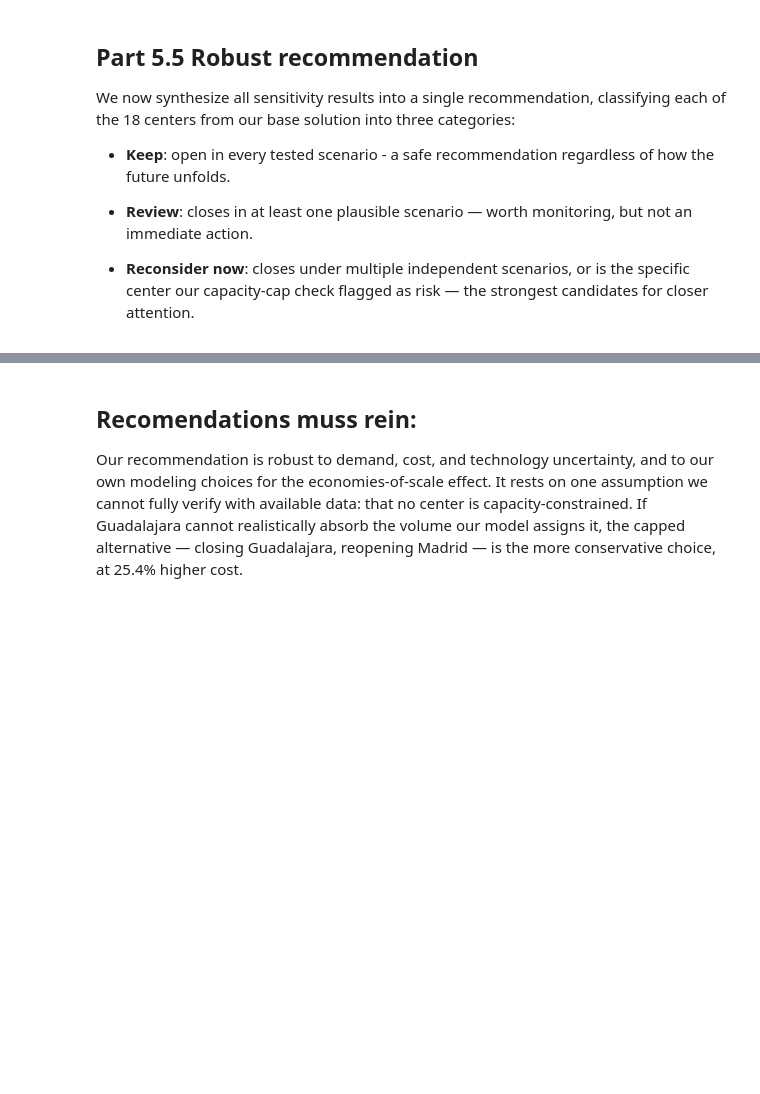
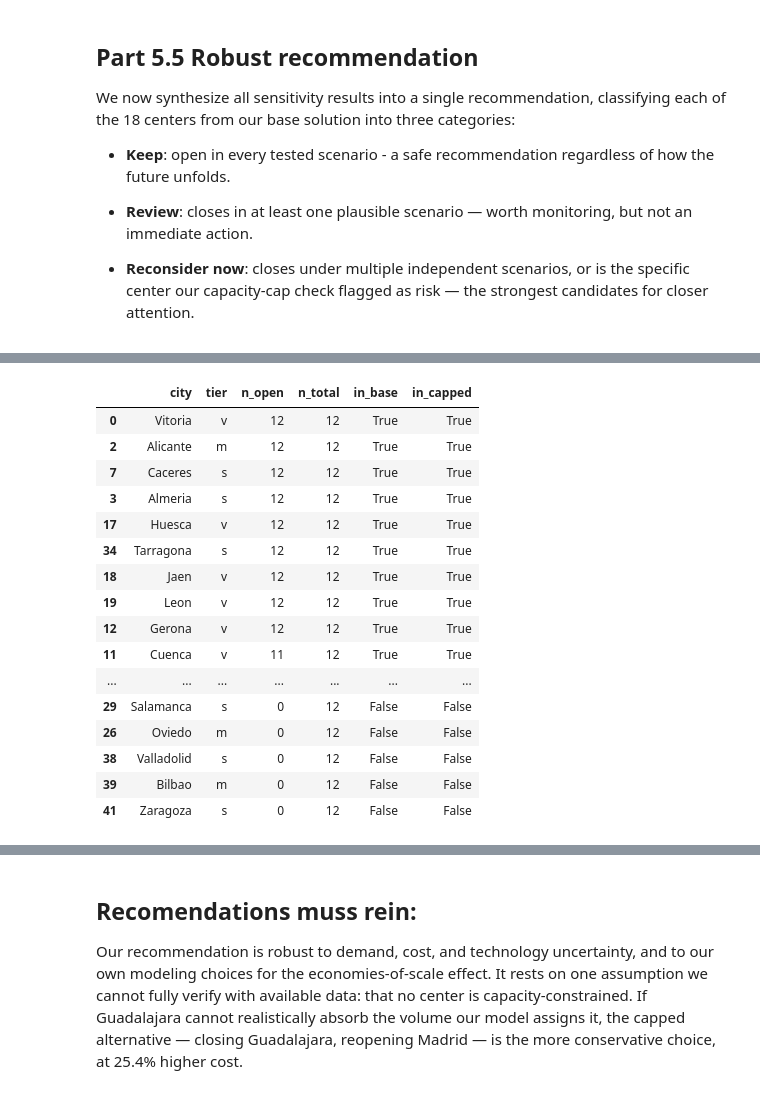
Before and after one commit to TimonLudwig1/case_study_3_d3, a Jupyter notebook: case_study.ipynb, the cells around one changed output, grey strips where cells are left out. Saved outputs shown, nothing was run; the diff lists cells and outputs as text; code cells hidden in the pictures; blank space fills up the shorter version.

```diff
--- a/case_study.ipynb
+++ b/case_study.ipynb
@@ -1277,7 +1277,7 @@ solving the model into a single reusable function. This lets us vary one
 parameter at a time and directly compare outcomes.
 # %%
 def solve_network(alpha=alpha, demand_factor=1.0, shift_cost=shift_cost_base,
-                   shift_min=shift_min, travel_factor=1.0, processing_share=processing_share):
+                   shift_min=shift_min, travel_factor=1.0, processing_share=processing_share, force_open=None, force_closed=None):
     # 1. variable costs per tier unter den neuen Annahmen
     c_var_anchor_local = processing_share * median_transport_per_delivery
     c_var = {t: c_var_anchor_local / (scale_factor[t] ** alpha) for t in scale_factor}
@@ -1310,6 +1310,11 @@ def solve_network(alpha=alpha, demand_factor=1.0, shift_cost=shift_cost_base,
     for j in regions_flat["regionID"]:
         reach = [i for (i, jj) in keys if jj == j]
         prob += pl.lpSum(xs[(i, j)] for i in reach) == 1
+    #force_open/force_closed constraints
+    for i in (force_open or []):
+        prob += ys[i] == 1
+    for i in (force_closed or []):
+        prob += ys[i] == 0
 
     prob.solve(pl.PULP_CBC_CMD(msg=0))
     open_ids = [i for i in all_warehouse_ids if ys[i].value() == 1]
@@ -1662,0 +1697,10 @@ We now synthesize all sensitivity results into a single recommendation, classify
+# %%
+volume_check_capped = (
+    pd.DataFrame(  # falls ihr das assignment aus dem Cap-Solve gespeichert habt
+        [(i, j) for (i, j) in link_keys if x_c[(i, j)].value() == 1],
+        columns=["warehouseID", "regionID"]
+    )
+    .merge(regions_flat[["regionID", "yearlyDemand"]], on="regionID")
+    .groupby("warehouseID")["yearlyDemand"].sum()
+)
+warehouses_flat.set_index("warehouseID").loc[open_centers_capped, ["city", "tier"]].join(volume_check_capped).sort_values("yearlyDemand", ascending=False)
@@ -1662,0 +1726,2 @@ We now synthesize all sensitivity results into a single recommendation, classify
+# %%
+warehouses_flat.set_index("warehouseID").loc[[9, 36, 45, 41], ["city", "tier"]]
@@ -1664,0 +1789,55 @@ We now synthesize all sensitivity results into a single recommendation, classify
+# %%
+# Alle gelösten Szenarien in einem Dict sammeln (nutzt eure bereits gespeicherten Ergebnisse)
+scenarios = {
+    "base":            solve_network(),                                  # falls nicht mehr im Speicher
+    "alpha_0.3":       alpha_results[0.3],
+    "alpha_0.7":       alpha_results[0.7],
+    "alpha_1.0":       alpha_results[1.0],
+    "anchor_0.10":     anchor_results[0.10],
+    "anchor_0.25":     anchor_results[0.25],
+    "demand_0.9":      demand_results[0.9],
+    "demand_0.7":      demand_results[0.7],
+    "demand_0.5":      demand_results[0.5],
+    "shiftcost_1.2":   shiftcost_results[1.2],
+    "shiftcost_1.5":   shiftcost_results[1.5],
+    "capped":          {"open_centers": open_centers_capped},
+}
+
+# Für jedes Center: in wie vielen Szenarien war es offen?
+rows = []
+for wid in all_warehouse_ids:
+    open_in = {name: (wid in s["open_centers"]) for name, s in scenarios.items()}
+    rows.append({
+        "warehouseID": wid,
+        "n_open": sum(open_in.values()),
+        "n_total": len(scenarios),
+        "in_base": open_in["base"],
+        "in_capped": open_in["capped"],
+        **open_in,
+    })
+
+status_df = (
+    pd.DataFrame(rows)
+    .merge(warehouses_flat[["warehouseID", "city", "tier"]], on="warehouseID")
+    .sort_values("n_open", ascending=False)
+)
+
+status_df[["city", "tier", "n_open", "n_total", "in_base", "in_capped"]]
+# %% [output]
+|  | city | tier | n_open | n_total | in_base | in_capped |
+| 0 | Vitoria | v | 12 | 12 | True | True |
+| 2 | Alicante | m | 12 | 12 | True | True |
+| 7 | Caceres | s | 12 | 12 | True | True |
+| 3 | Almeria | s | 12 | 12 | True | True |
+| 17 | Huesca | v | 12 | 12 | True | True |
+| 34 | Tarragona | s | 12 | 12 | True | True |
+| 18 | Jaen | v | 12 | 12 | True | True |
+| 19 | Leon | v | 12 | 12 | True | True |
+| 12 | Gerona | v | 12 | 12 | True | True |
+| 11 | Cuenca | v | 11 | 12 | True | True |
+| ... | ... | ... | ... | ... | ... | ... |
+| 29 | Salamanca | s | 0 | 12 | False | False |
+| 26 | Oviedo | m | 0 | 12 | False | False |
+| 38 | Valladolid | s | 0 | 12 | False | False |
+| 39 | Bilbao | m | 0 | 12 | False | False |
+| 41 | Zaragoza | s | 0 | 12 | False | False |
```
Also changed, not shown: parts of 8 cells of this notebook.
